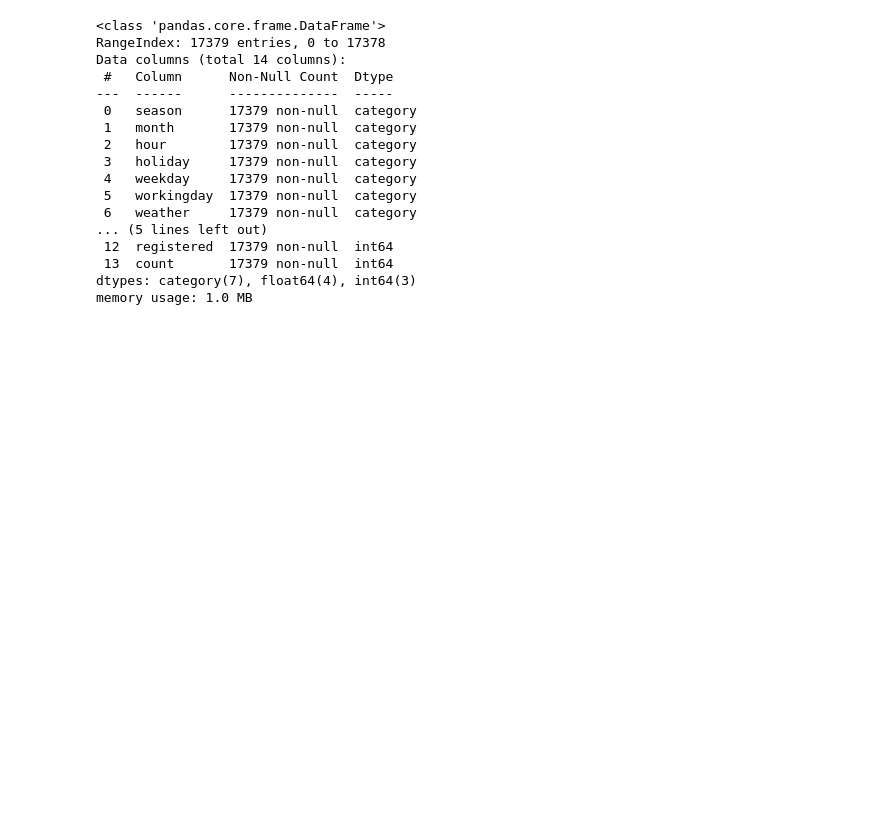
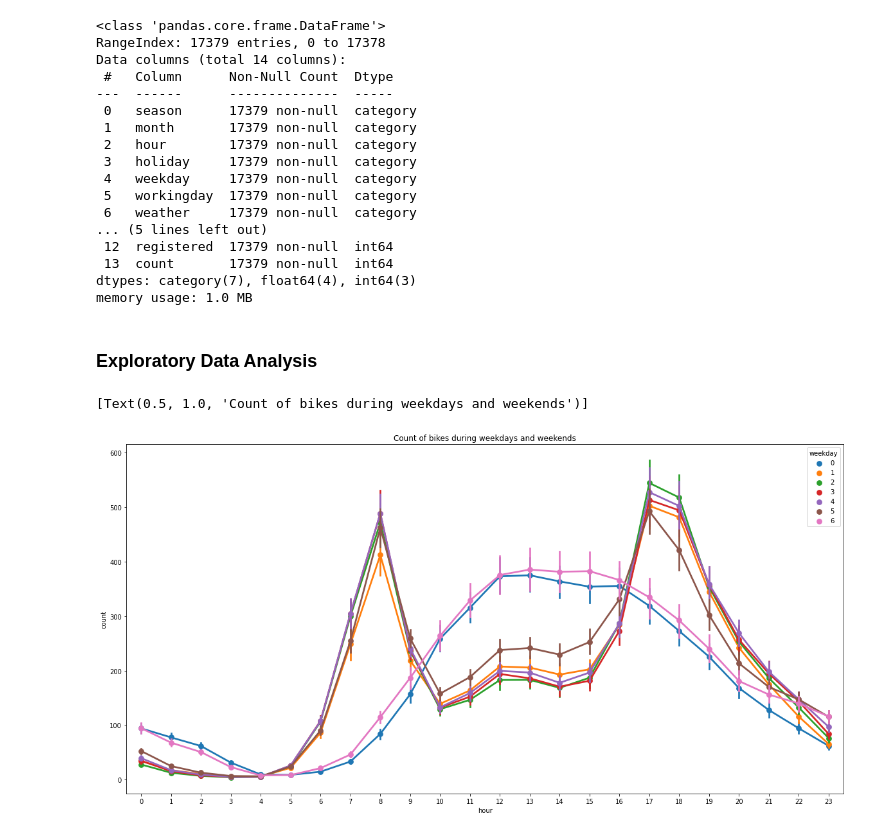
Before and after one commit to ManoranjanThakur/Machine_Learning_Projects, a Jupyter notebook: bike-sharing-demand-analysis.ipynb, the cells around one changed output. Cells and saved outputs as stored; diff of their text form; code cells hidden in the pictures; blank space fills up the shorter version.

```diff
--- a/bike-sharing-demand-analysis.ipynb
+++ b/bike-sharing-demand-analysis.ipynb
@@ -162,3 +162,12 @@ Data columns (total 14 columns):
  13  count       17379 non-null  int64
 dtypes: category(7), float64(4), int64(3)
 memory usage: 1.0 MB
+# %% [markdown]
+### Exploratory Data Analysis
+# %%
+fig,ax=plt.subplots(figsize=(20,10))
+sns.pointplot(data=df,x="hour", y="count", hue="weekday", ax=ax)
+ax.set(title="Count of bikes during weekdays and weekends")
+# %% [output]
+[Text(0.5, 1.0, 'Count of bikes during weekdays and weekends')]
+[figure, added]
```
Also changed, not shown: parts of 17 cells of this notebook.
